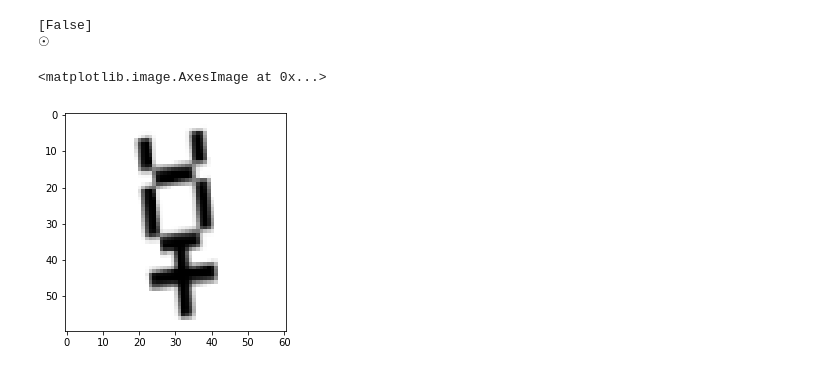
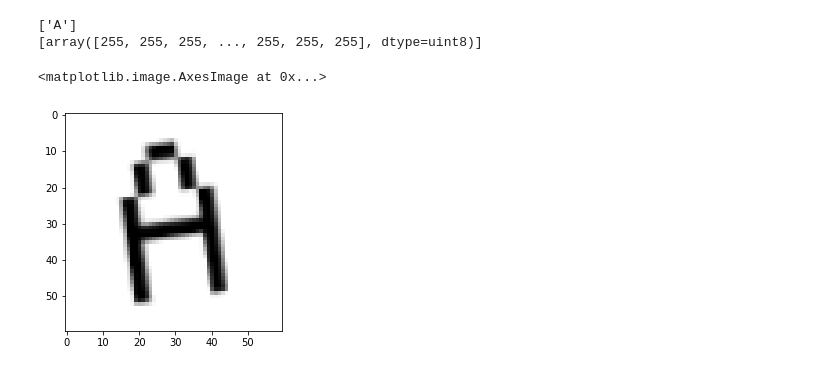
Before and after one commit to sandropaganotti/machine-learning-exercises, a Jupyter notebook: Alchemic Symbols.ipynb, the cells around one changed output. Cells and saved outputs as stored; diff of their text form; code cells hidden in the pictures.

Commit message:
chnaged alchemy to actually train for letters

```diff
--- a/Alchemic Symbols.ipynb
+++ b/Alchemic Symbols.ipynb
@@ -1,20 +23,4 @@
 # %%
-from matplotlib.pyplot import imshow, figure
-from PIL import Image, ImageDraw, ImageFont
-from skimage.transform import SimilarityTransform, warp, rotate, rescale
-from random import random
-import numpy as np
-import math
-
-%matplotlib inline
-
-unifont = ImageFont.truetype("fonts/unifont.ttf", 60)
-symbols = "\u2609,\u260A,\u260B,\u260C,\u260D,\u263D,\u263E,\u263F,\u2640,\u2641,\u2642,\u2643,\u2644,\u2645,\u2646,\u2647,\u26B3,\u26B4,\u26B5,\u26B6,\u26B7,\u26B8,\u26B9,\u26BA,\u26BB,\u26BC,\u26E2,\u2BD3,\u2BD4,\u2BD5,\u2BD6,\u2BD7,\u2BD8,\u2BD9,\u2BDA,\u2BDB,\u2BDC,\u2BDD,\u2BDE,\u2BDF,\u2BE0,\u2BE1,\u2BE2,\u2BE3,\u2BE4,\u2BE5,\u2BE6,\u2BE7,\u2BF0,\u2BF1,\u2BF2,\u2BF3,\u2BF4,\u2BF5,\u2BF6,\u2BF7,\u2BF8".split(',')
-sizes = [unifont.getsize(symbol) for symbol in symbols]
-max_width = max([size[0] for size in sizes])
-max_height = max([size[1] for size in sizes])
-variations = 2000
-
 size = len(symbols) * variations
 train = np.zeros((size, max_width, max_height), dtype='uint8')
 labels = np.empty(size, dtype='object')
@@ -56,8 +62,7 @@ for i in range(len(symbols)):
         train[i * variations + k] = np.array(c)
         labels[i * variations + k] = symbols[i]
 
-
-for ima in train[100:150]:
+for ima in train[3000:3100]:
     figure()
     imshow(ima, cmap='gray')
 # %% [output]
@@ -77,23 +93,23 @@ for ima in train[100:150]:
 # %%
 from sklearn.linear_model import SGDClassifier
 
 shuffle_index = np.random.permutation(train.shape[0])
 X, y = train[shuffle_index].reshape(train.shape[0], train.shape[1] * train.shape[2]), labels[shuffle_index]
 
 perc_90 = round(X.shape[0] * 0.9)
 X_test, X_train, y_test, y_train = X[perc_90:], X[:perc_90], y[perc_90:], y[:perc_90]
 
 y_train_1 = (y_train == symbols[0])
 
 sgd_clf = SGDClassifier(random_state=42)
-sgd_clf.fit(X_train, y_train_1)
+sgd_clf.fit(X_train, y_train)
 
-print(sgd_clf.predict([X_train[2300]]))
-print(symbols[0])
-imshow(X[2300].reshape(max_width, max_height), cmap="gray")
+print(sgd_clf.predict([X_train[2]]))
+print([X_train[2]])
+imshow(X_train[2].reshape(max_width, max_height), cmap="gray")
 # %% [output]
-[False]
-☉
+['A']
+[array([255, 255, 255, ..., 255, 255, 255], dtype=uint8)]
 <matplotlib.image.AxesImage at 0x...>
-[figure, old version]
+[figure, new version]
 # %%
```
Also changed, not shown: parts of 12 cells of this notebook, 4 other files.
